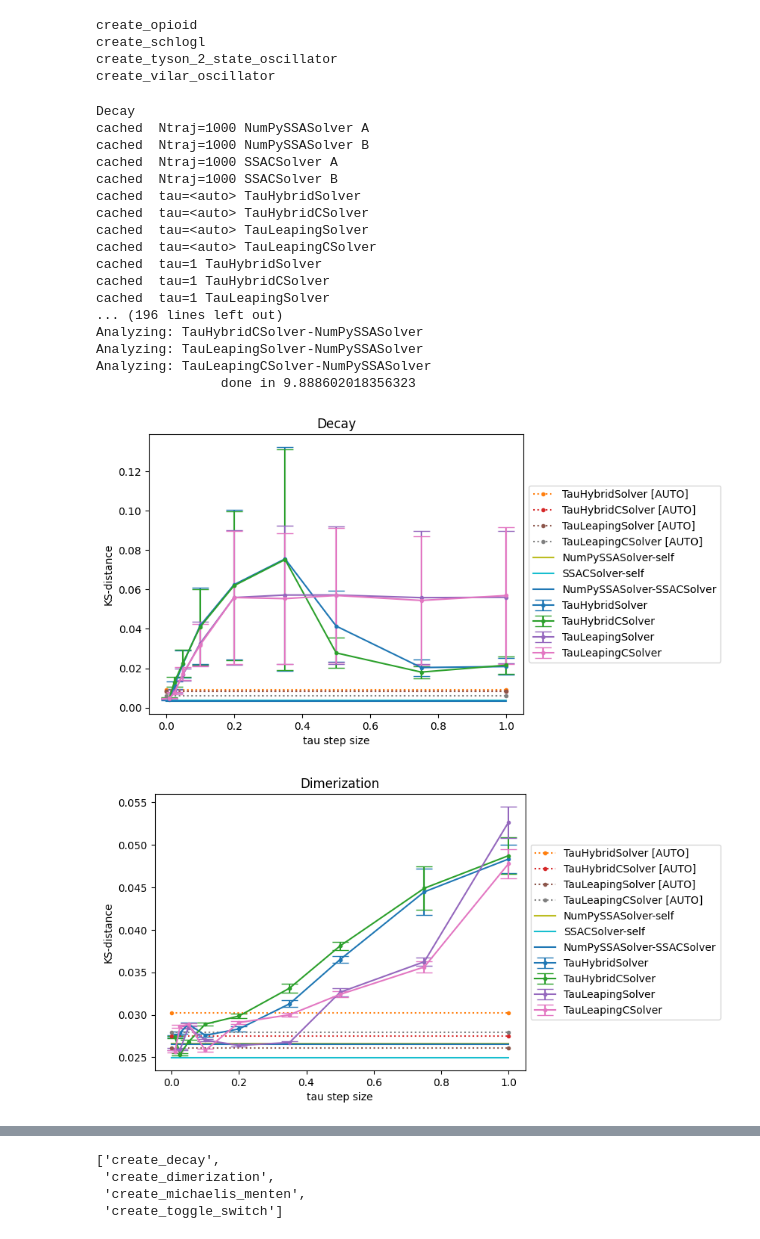
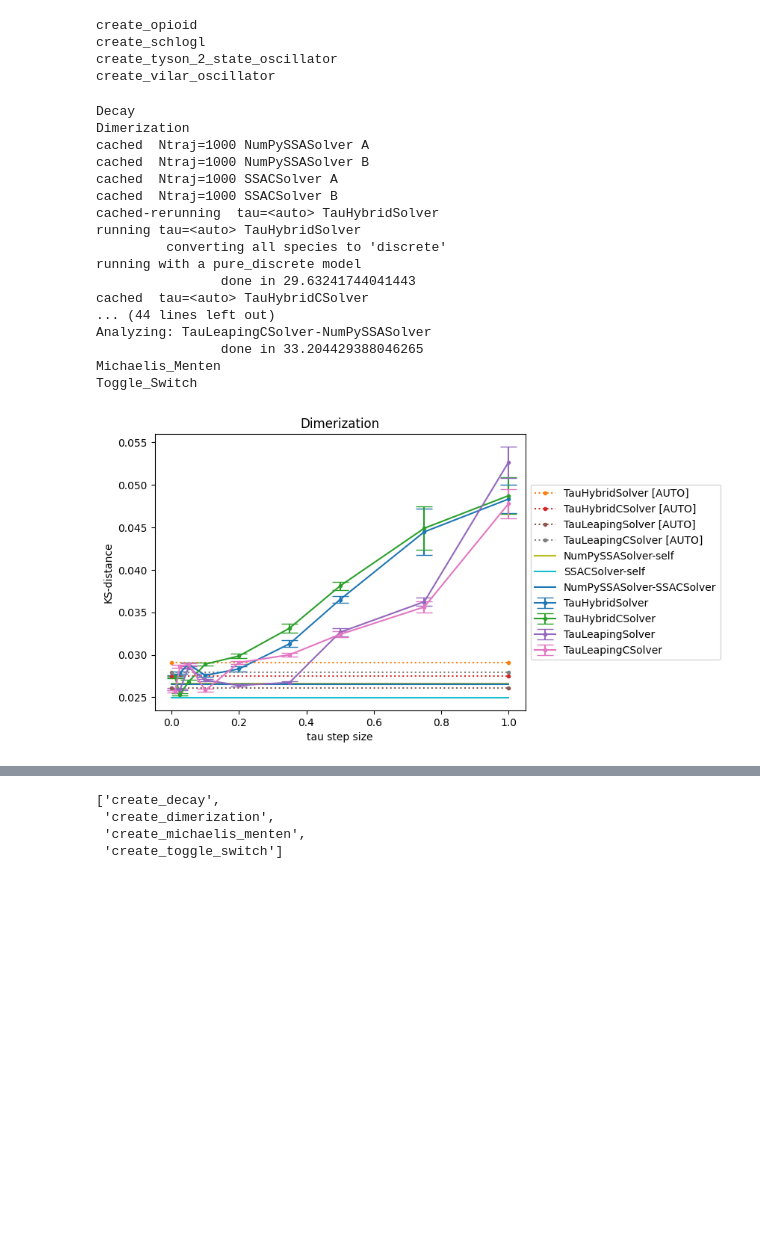
Before and after one commit to StochSS/GillesPy2, a Jupyter notebook: examples/Tau_Validation.ipynb, the cells around one changed output, grey strips where cells are left out. Cells and saved outputs as stored; diff of their text form; code cells hidden in the pictures; blank space fills up the shorter version.

```diff
--- a/examples/Tau_Validation.ipynb
+++ b/examples/Tau_Validation.ipynb
@@ -548,7 +548,7 @@ def run_model_tau_convergence(model, cache):
 
     ignore_cache_list = [
         #'TauHybridCSolver',
-        #'TauHybridSolver',
+        'TauHybridSolver',
     ]
 
     # run all the Tau solvers
@@ -559,7 +559,7 @@ def run_model_tau_convergence(model, cache):
             cache[tau_stepsize] = {}
         for solver in tau_solvers:
             if solver.name in cache[tau_stepsize]:
-                if solver.name in ignore_cache_list:
+                if solver.name in ignore_cache_list and tau_stepsize==0:
                     print(f"cached-rerunning  tau={tau_stepsize_s} {solver.name}")
                 else:
                     print(f"cached  tau={tau_stepsize_s} {solver.name}")
@@ -856,37 +856,36 @@ create_vilar_oscillator
 # %%
 for m_ndx, mname in enumerate(all_model_names):
     mobj = eval(f"example_models.{mname}")()
     print(mobj.name)
-    #if mobj.name == 'Dimerization': continue
+    if mobj.name != 'Dimerization': continue
     tic = time.time()
     if mname not in all_models_tau_convergence_cache:
         all_models_tau_convergence_cache[mname] = {}
     analysis_results = run_model_tau_convergence(mobj, all_models_tau_convergence_cache[mname])
     #plot_model_errorbars(mobj, all_models_tau_convergence_cache[mname])
     #plot_model_trajectories(mobj, all_models_tau_convergence_cache[mname])
     #plot_model_trajectory_hist(mobj, all_models_tau_convergence_cache[mname])
     plot_model_tau_convergence(mobj, analysis_results)
     #plot_model_image_maps(mobj, analysis_results)
     #plot_model_means(mobj, all_models_tau_convergence_cache[mname])
     print(f"\t\tdone in {time.time()-tic}")
     #if m_ndx>=3:break
 # %% [output]
 Decay
+Dimerization
 cached  Ntraj=1000 NumPySSASolver A
 cached  Ntraj=1000 NumPySSASolver B
 cached  Ntraj=1000 SSACSolver A
 cached  Ntraj=1000 SSACSolver B
-cached  tau=<auto> TauHybridSolver
+cached-rerunning  tau=<auto> TauHybridSolver
+running tau=<auto> TauHybridSolver
+         converting all species to 'discrete'
+running with a pure_discrete model
+                done in 29.63241744041443
 cached  tau=<auto> TauHybridCSolver
-cached  tau=<auto> TauLeapingSolver
-cached  tau=<auto> TauLeapingCSolver
-cached  tau=1 TauHybridSolver
-cached  tau=1 TauHybridCSolver
-cached  tau=1 TauLeapingSolver
-... (196 lines left out)
-Analyzing: TauHybridCSolver-NumPySSASolver
-Analyzing: TauLeapingSolver-NumPySSASolver
+... (44 lines left out)
 Analyzing: TauLeapingCSolver-NumPySSASolver
-                done in 9.888602018356323
+                done in 33.204429388046265
+Michaelis_Menten
+Toggle_Switch
-[figure, old version]
+[figure, new version]
-[figure, removed]
```
Also changed, not shown: parts of 1 cell of this notebook.
